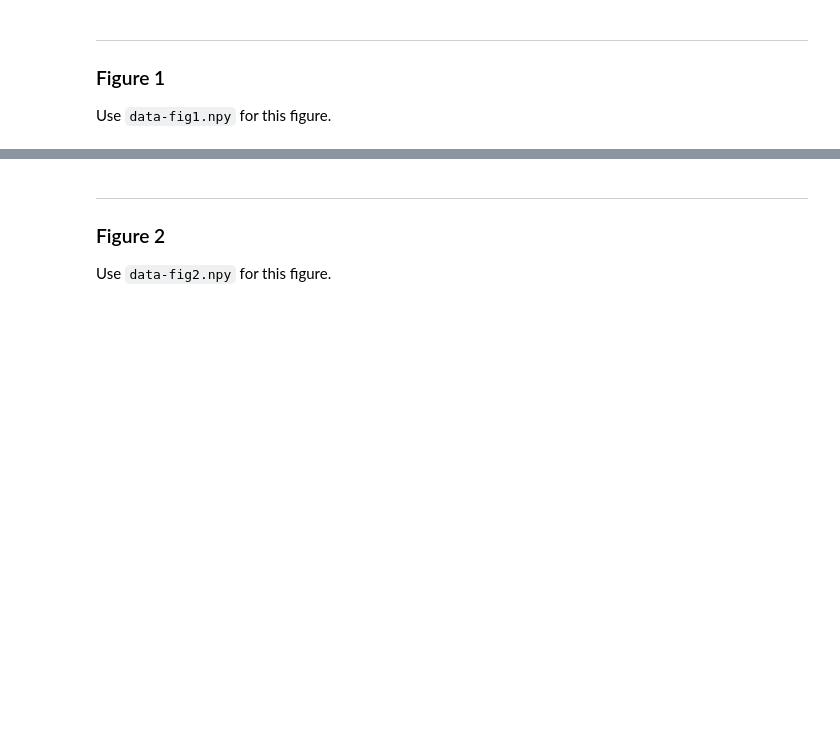
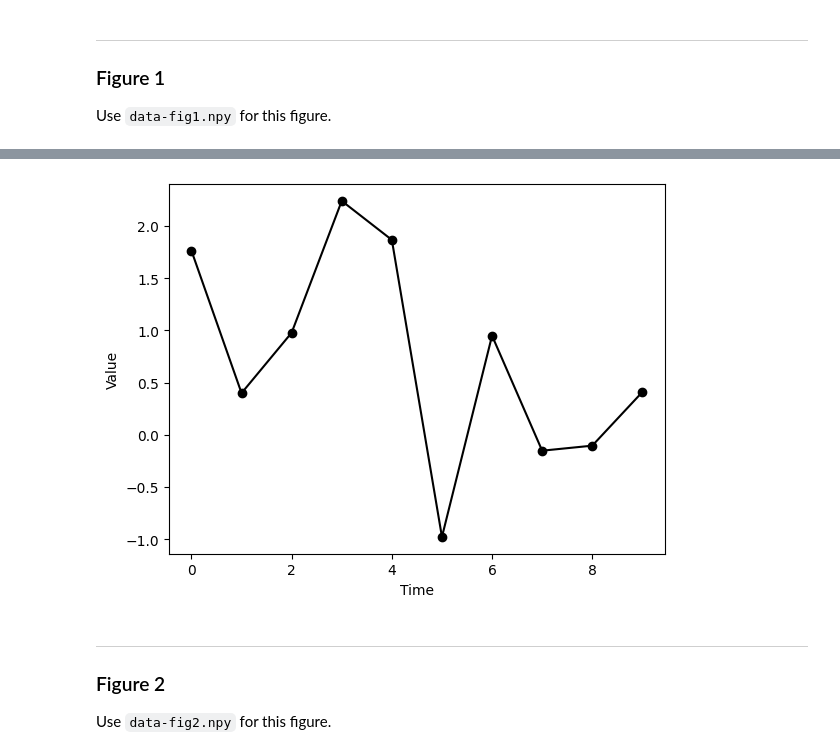
Before and after one commit to qilrkf/DataAnalysisAssignments, a Jupyter notebook: Assn-3.ipynb, the cells around one changed output, grey strips where cells are left out. Drawn from its saved outputs; the diff is of its cells as text; code cells hidden in the pictures; blank space fills up the shorter version.

```diff
--- a/Assn-3.ipynb
+++ b/Assn-3.ipynb
@@ -33,3 +28,11 @@ FileNotFoundError: [Errno 2] No such file or directory: 'data-fig1.npy'
+# %%
+plt.figure()
+plt.plot( a, color = 'black', marker = 'o' )
+plt.xlabel("Time")
+plt.ylabel("Value")
+plt.show()
+# %% [output]
+[figure, added]
 # %% [markdown]
 ___
 
```
Also changed, not shown: parts of 12 cells of this notebook.
